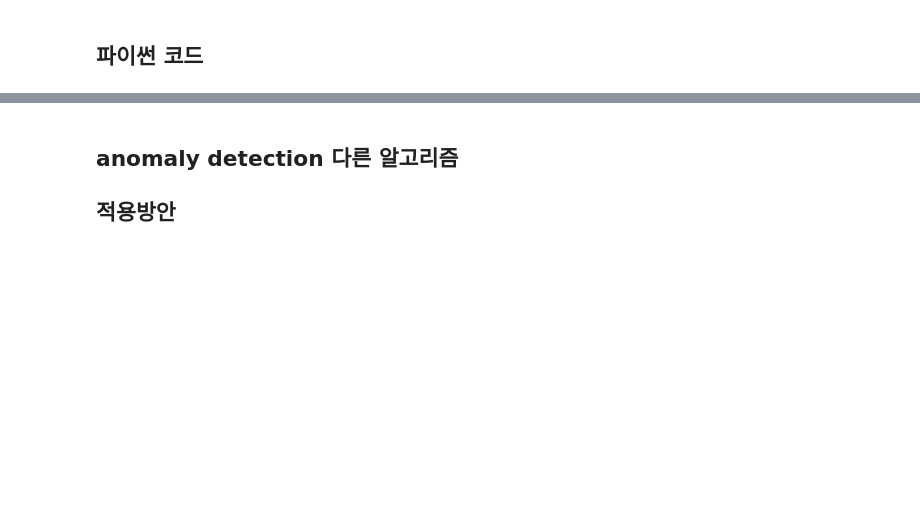
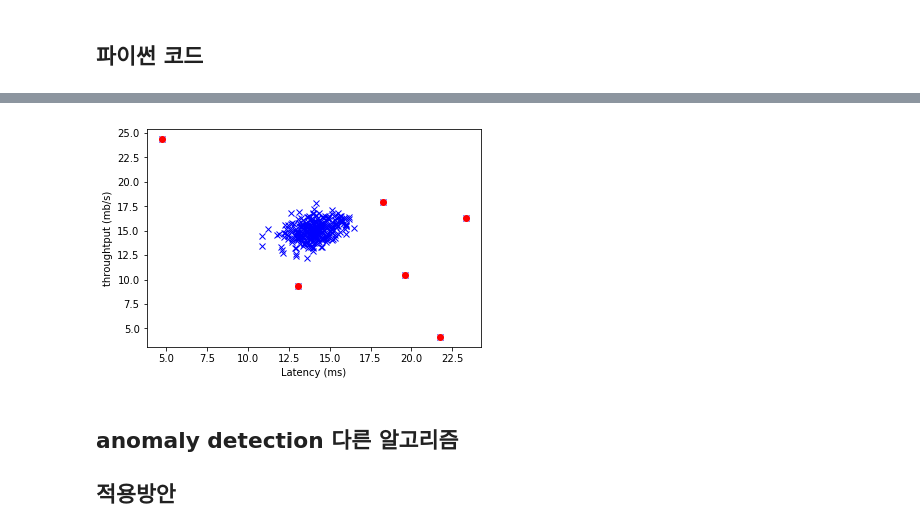
Before and after one commit to NinCastle/Learn-Machine-Learning, a Jupyter notebook: Anomaly_Detection.ipynb, the cells around one changed output, grey strips where cells are left out. Saved outputs shown, nothing was run; the diff lists cells and outputs as text; code cells hidden in the pictures; blank space fills up the shorter version.

```diff
--- a/Anomaly_Detection.ipynb
+++ b/Anomaly_Detection.ipynb
@@ -183,0 +191,9 @@ def read_data(filePath, delimiter=','):
+# %%
+def estimateGaussian(dataset):
+    mu = np.mean(dataset, axis=0)
+    sigma = np.cov(dataset.T)
+    return mu, sigma
+# %%
+def multivariateGaussian(dataset, mu, sigma):
+    p = multivariate_normal(mean=mu, cov=sigma)
+    return p.pdf(dataset)
@@ -183,0 +207,14 @@ def read_data(filePath, delimiter=','):
+# %%
+def selectThresholdByCV(probs, gt):
+    best_epsilon = 0
+    best_f1 = 0
+    f = 0
+    stepsize = (max(probs) - min(probs)) /1000;
+    epsilons = np.arange(min(probs), max(probs), stepsize)
+    for epsilon in np.nditer(epsilons):
+        predictions = (probs < epsilon)
+        f = f1_score(gt, predictions, average = 'binary')
+        if f > best_f1:
+            best_f1 = f
+            best_epsilon = epsilon
+    return best_f1, best_epsilon
@@ -184,3 +265,19 @@ def read_data(filePath, delimiter=','):
+# %%
+mu, sigma = estimateGaussian(tr_data)
+p = multivariateGaussian(tr_data, mu, sigma)
+
+p_cv = multivariateGaussian(cv_data, mu, sigma)
+fscore, ep = selectThresholdByCV(p_cv, gt_data)
+outliers = np.asarray(np.where(p < ep))
+
+plt.figure()
+plt.xlabel("Latency (ms)")
+plt.ylabel("throughtput (mb/s)")
+plt.plot(tr_data[:, 0], tr_data[:,1],"bx")
+plt.plot(tr_data[outliers,0], tr_data[outliers,1], 'ro')
+plt.show()
+# %% [output]
+[figure, added]
 # %% [markdown]
 ## anomaly detection 다른 알고리즘
 ## 적용방안
```
Also changed, not shown: parts of 10 cells of this notebook.
